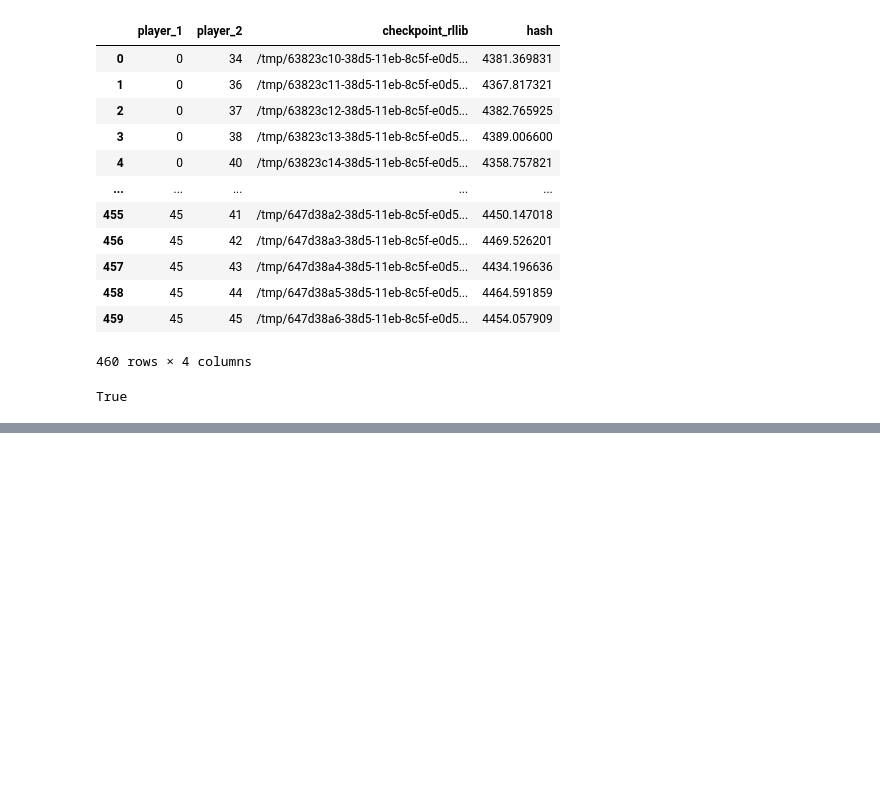
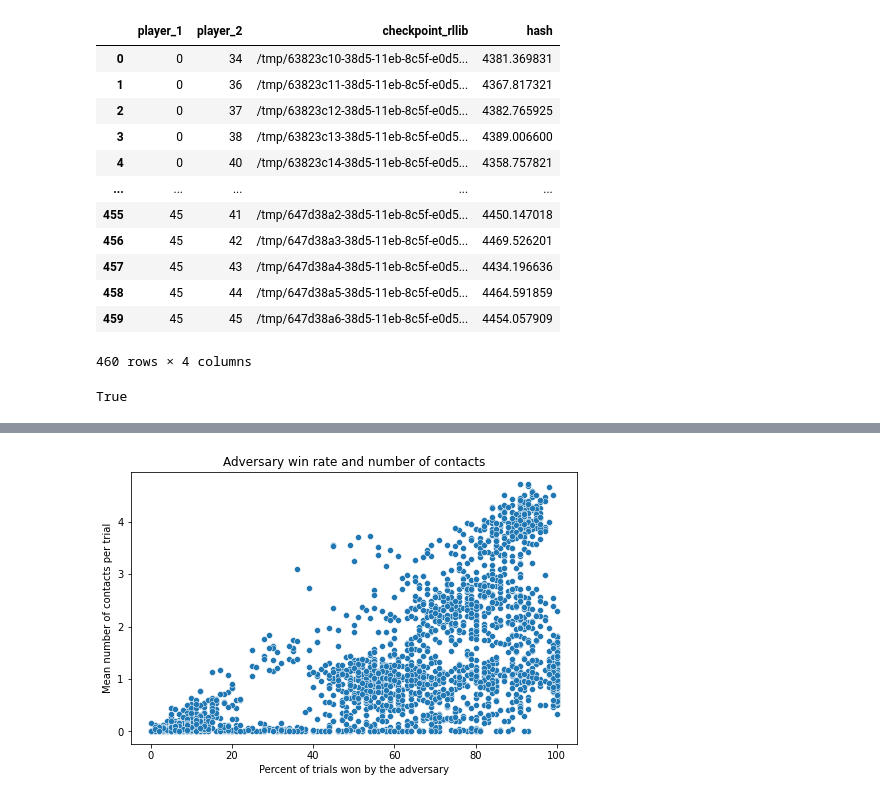
Before and after one commit to HumanCompatibleAI/better-adversarial-defenses, a Jupyter notebook: ap_rllib_experiment_analysis/notebooks/youshallnotpass_rllib-analysis-eval.ipynb, the cells around one changed output, grey strips where cells are left out. Drawn from its saved outputs; the diff is of its cells as text; code cells hidden in the pictures; blank space fills up the shorter version.

```diff
--- a/ap_rllib_experiment_analysis/notebooks/youshallnotpass_rllib-analysis-eval.ipynb
+++ b/ap_rllib_experiment_analysis/notebooks/youshallnotpass_rllib-analysis-eval.ipynb
@@ -403,0 +404,9 @@ len(set(df_to_eval.checkpoint_rllib))
+# %%
+plt.figure(figsize=(8, 5))
+plt.title("Adversary win rate and number of contacts")
+sns.scatterplot(df_to_eval.wins_policy_player_1_reward, df_to_eval.contacts_mean)
+plt.xlabel("Percent of trials won by the adversary")
+plt.ylabel("Mean number of contacts per trial")
+plt.show()
+# %% [output]
+[figure, added]
```
Also changed, not shown: parts of 11 cells of this notebook, 5 other files.
